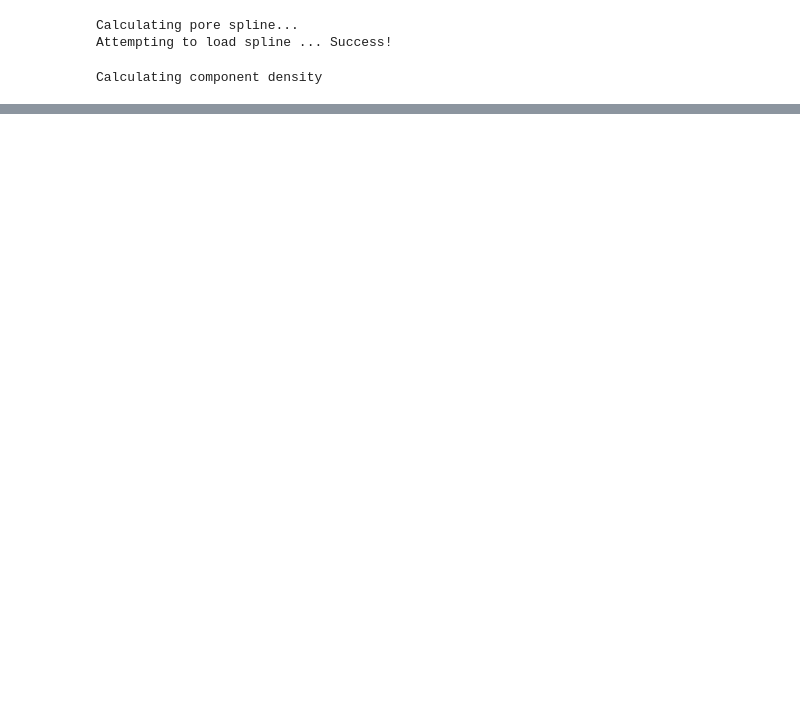
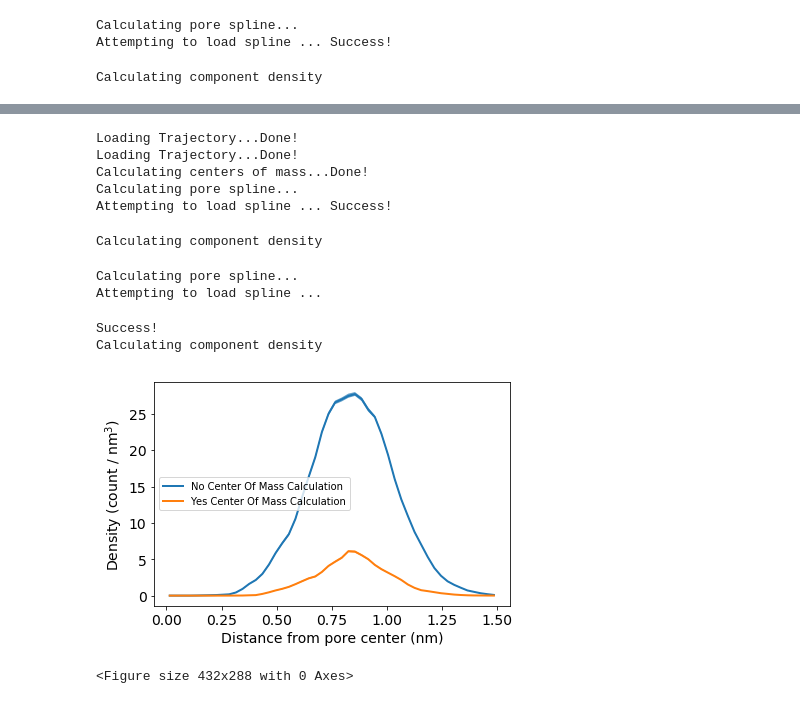
Before and after one commit to shirtsgroup/LLC_Membranes, a Jupyter notebook: notebooks/Radial Distribution Functions.ipynb, the cells around one changed output, grey strips where cells are left out. Cells and saved outputs as stored; diff of their text form; code cells hidden in the pictures; blank space fills up the shorter version.

```diff
--- a/notebooks/Radial Distribution Functions.ipynb
+++ b/notebooks/Radial Distribution Functions.ipynb
@@ -159,4 +184,28 @@ Calculating component density
 # %%
 # (2) Plot the RDF of the pore defining atoms again, but do not calculate the center of mass
 # of the group. Plot it on top of that calculated using the centers of mass.
 # Hint: read documentation for rdf.System()
+nboot = 200
+sys_no_centerofmasscalc = rdf.System('%s/%s' %(path, gro), '%s/%s' %(path, traj), residue, monomer, com = False, atoms= ['C1','C2','C3','C4','C5','C6'])
+sys_yes_centerofmasscalc = rdf.System('%s/%s' %(path, gro), '%s/%s' %(path, traj), residue, monomer, atoms = ['C1','C2','C3','C4','C5','C6'])
+
+sys_no_centerofmasscalc.radial_distribution_function(cut=1.5, spline=True)
+sys_no_centerofmasscalc.bootstrap(nboot)
+sys_yes_centerofmasscalc.radial_distribution_function(cut=1.5, spline=True)
+sys_yes_centerofmasscalc.bootstrap(nboot)
+
+sys_no_centerofmasscalc.plot(show = False, label = 'No center of mass calculation')
+sys_yes_centerofmasscalc.plot(show = True, label = 'Yes center of mass calculation')
+# %% [output]
+Loading Trajectory...Done!
+Loading Trajectory...Done!
+Calculating centers of mass...Done!
+Calculating pore spline...
+Attempting to load spline ... Success!
+Calculating component density
+Calculating pore spline...
+Attempting to load spline ...
+Success!
+Calculating component density
+[figure, added]
+<Figure size 432x288 with 0 Axes>
```
Also changed, not shown: parts of 7 cells of this notebook, 10 other files.
